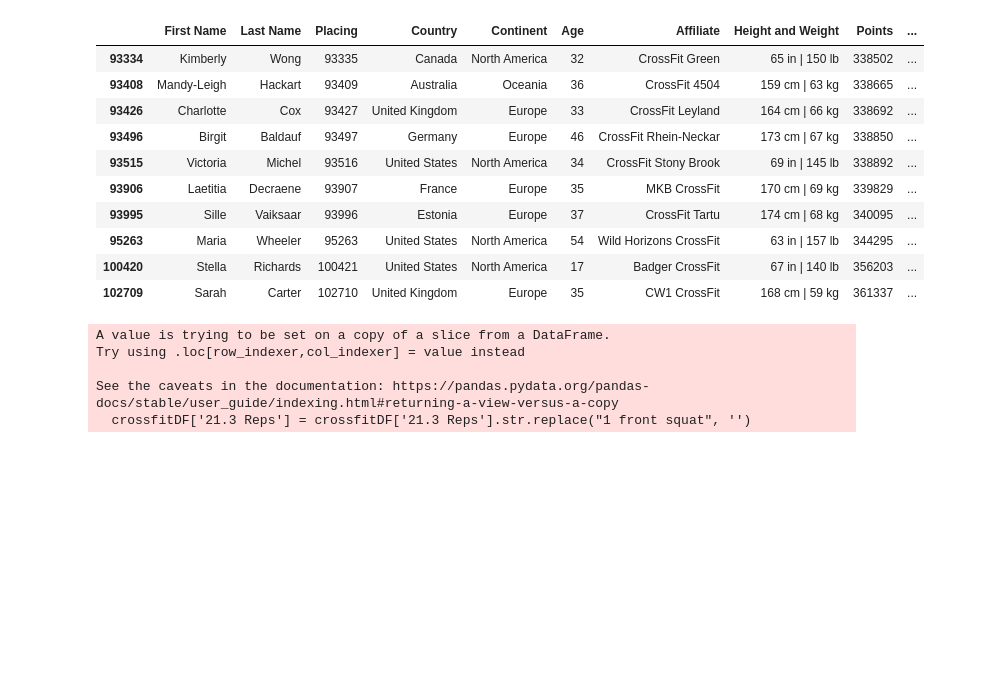
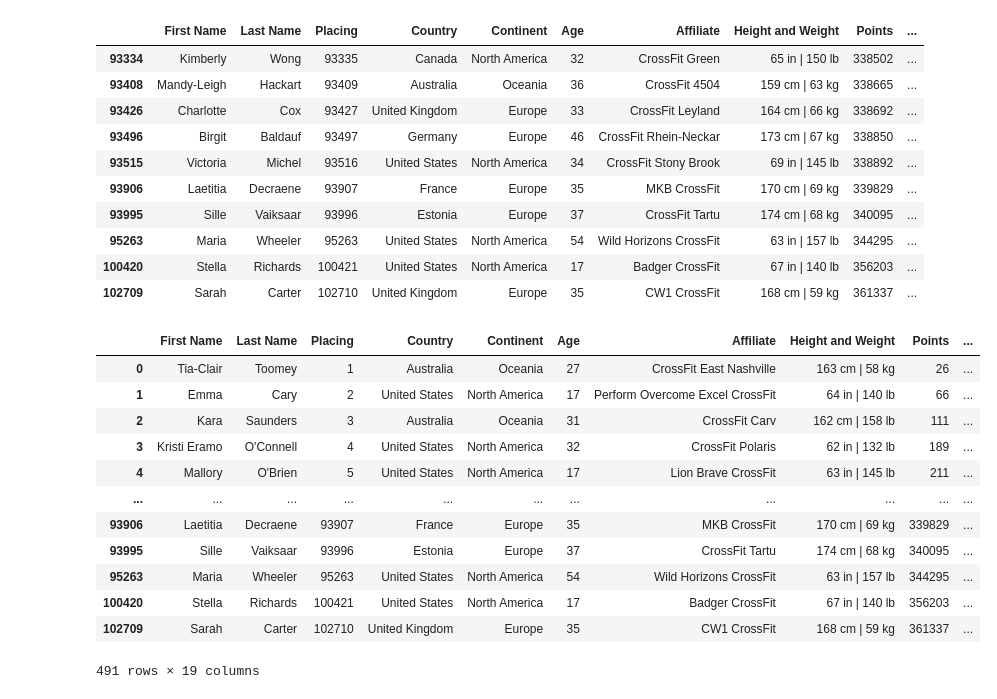
Before and after one commit to ColonShort/Team-Alpha-Dawg, a Jupyter notebook: Cross Fit.ipynb, the cells around one changed output. Cells and saved outputs as stored; diff of their text form; code cells hidden in the pictures; blank space fills up the shorter version.

```diff
--- a/Cross Fit.ipynb
+++ b/Cross Fit.ipynb
@@ -170,9 +170,19 @@ crossfitDF.tail(10)
 # %%
 #crossfitDF['21.3 Reps'] = crossfitDF['21.3 Reps'].str.replace("1 front squat", '')
 # ??
+crossfitDF2 = crossfitDF[crossfitDF['21.3 Reps'].str.contains("1 front squat")==False]
+crossfitDF2
 # %% [output]
+|  | First Name | Last Name | Placing | Country | Continent | Age | Affiliate | Height and Weight | Points | ... |
+| 0 | Tia-Clair | Toomey | 1 | Australia | Oceania | 27 | CrossFit East Nashville | 163 cm | 58 kg | 26 | ... |
+| 1 | Emma | Cary | 2 | United States | North America | 17 | Perform Overcome Excel CrossFit | 64 in | 140 lb | 66 | ... |
+| 2 | Kara | Saunders | 3 | Australia | Oceania | 31 | CrossFit Carv | 162 cm | 158 lb | 111 | ... |
+| 3 | Kristi Eramo | O'Connell | 4 | United States | North America | 32 | CrossFit Polaris | 62 in | 132 lb | 189 | ... |
+| 4 | Mallory | O'Brien | 5 | United States | North America | 17 | Lion Brave CrossFit | 63 in | 145 lb | 211 | ... |
+| ... | ... | ... | ... | ... | ... | ... | ... | ... | ... | ... |
+| 93906 | Laetitia | Decraene | 93907 | France | Europe | 35 | MKB CrossFit | 170 cm | 69 kg | 339829 | ... |
+| 93995 | Sille | Vaiksaar | 93996 | Estonia | Europe | 37 | CrossFit Tartu | 174 cm | 68 kg | 340095 | ... |
+| 95263 | Maria | Wheeler | 95263 | United States | North America | 54 | Wild Horizons CrossFit | 63 in | 157 lb | 344295 | ... |
+| 100420 | Stella | Richards | 100421 | United States | North America | 17 | Badger CrossFit | 67 in | 140 lb | 356203 | ... |
+| 102709 | Sarah | Carter | 102710 | United Kingdom | Europe | 35 | CW1 CrossFit | 168 cm | 59 kg | 361337 | ... |
-A value is trying to be set on a copy of a slice from a DataFrame.
-Try using .loc[row_indexer,col_indexer] = value instead
-
-See the caveats in the documentation: https://pandas.pydata.org/pandas-docs/stable/user_guide/indexing.html#returning-a-view-versus-a-copy
-  crossfitDF['21.3 Reps'] = crossfitDF['21.3 Reps'].str.replace("1 front squat", '')
+491 rows × 19 columns
```
Also changed, not shown: parts of 2 cells of this notebook.
